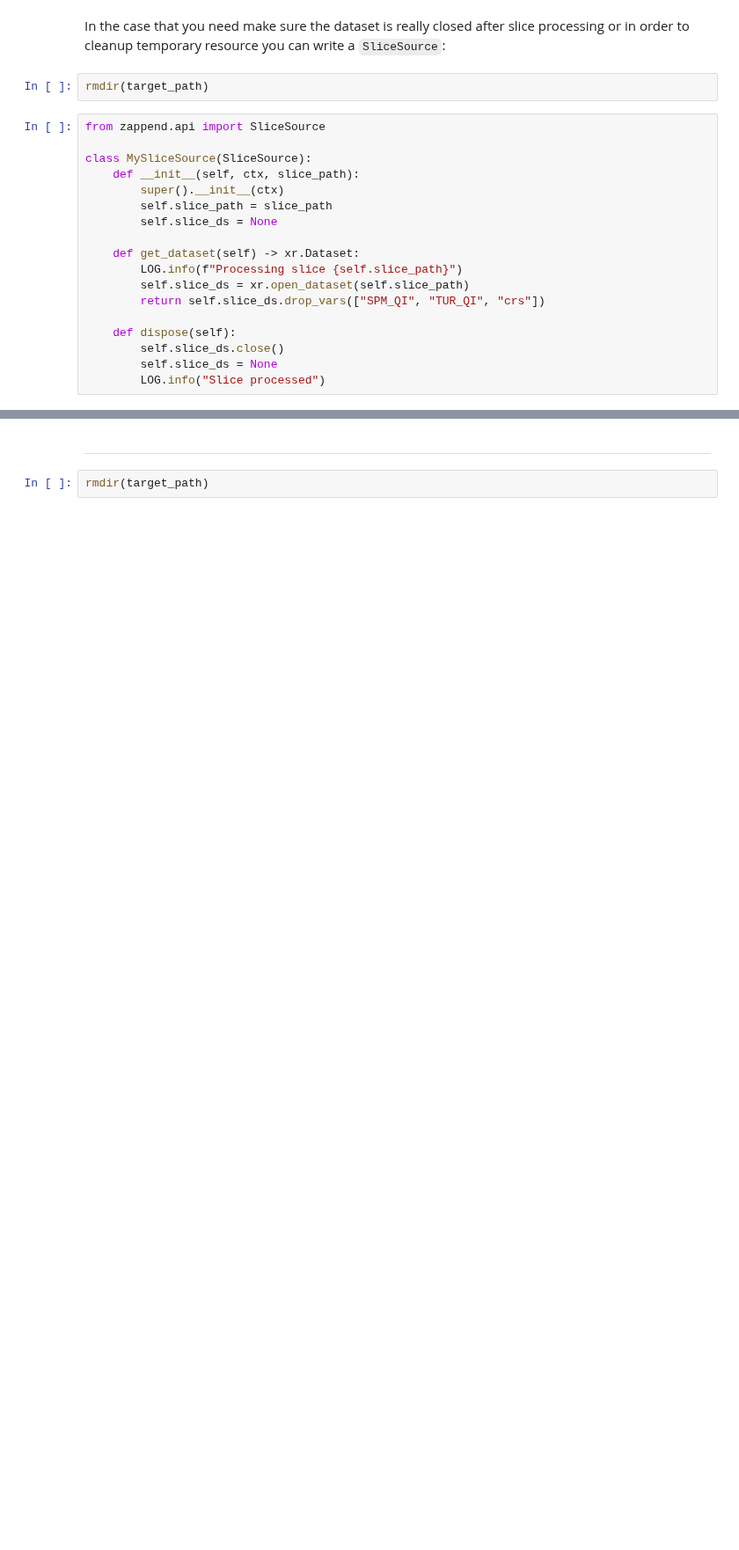
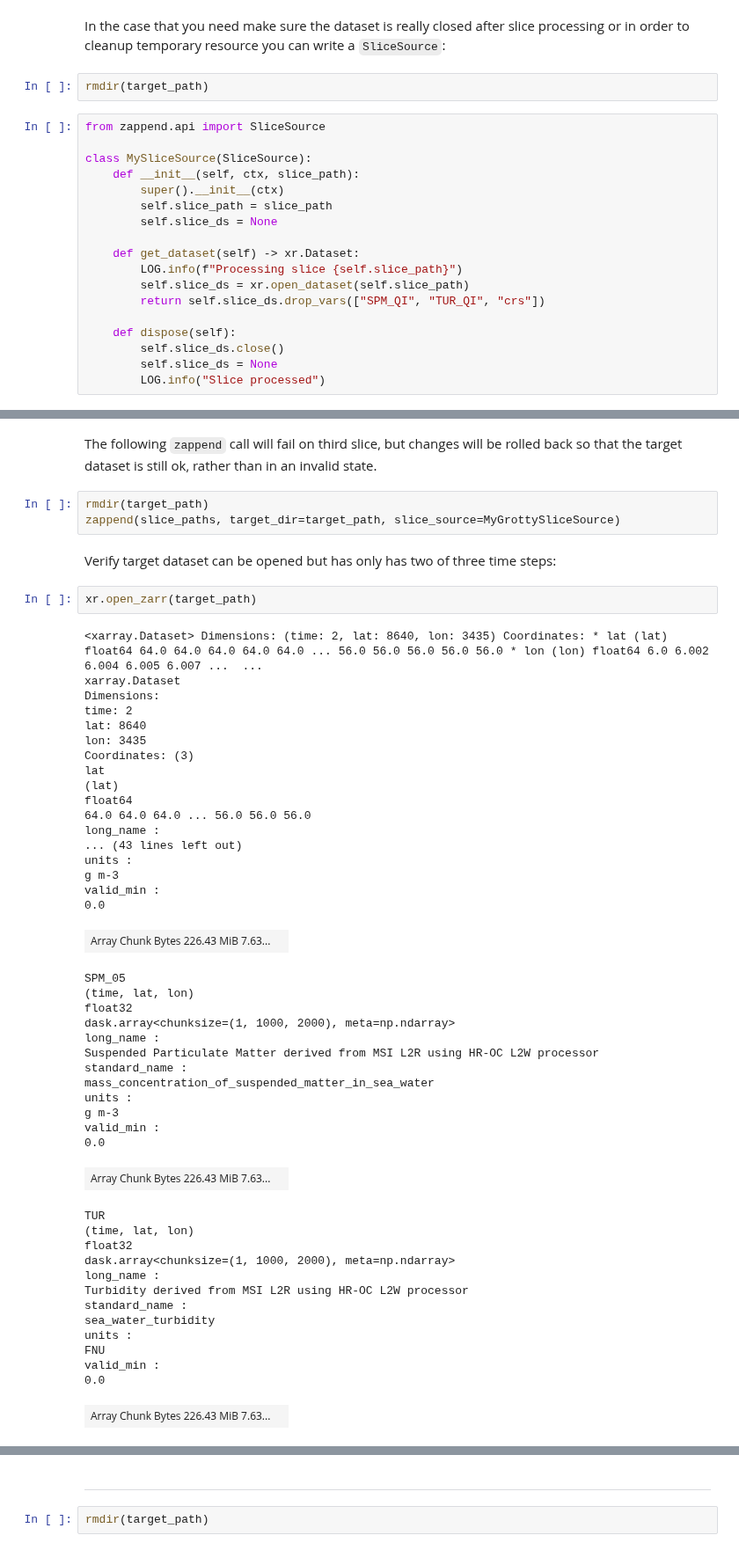
Before and after one commit to bcdev/zappend, a Jupyter notebook: examples/zappend-demo.ipynb, the cells around one changed output, grey strips where cells are left out. Shown at 88% size. Cells and saved outputs as stored; diff of their text form; blank space fills up the shorter version.

```diff
--- a/examples/zappend-demo.ipynb
+++ b/examples/zappend-demo.ipynb
@@ -664,0 +709,55 @@ Attributes: (0)
+# %% [markdown]
+The following `zappend` call will fail on third slice, but changes will be rolled back so that
+the target dataset is still ok, rather than in an invalid state.
+# %%
+rmdir(target_path)
+zappend(slice_paths, target_dir=target_path, slice_source=MyGrottySliceSource)
+# %% [markdown]
+Verify target dataset can be opened but has only has two of three time steps:
+# %%
+xr.open_zarr(target_path)
+# %% [output]
+<xarray.Dataset> Dimensions: (time: 2, lat: 8640, lon: 3435) Coordinates: * lat (lat) float64 64.0 64.0 64.0 64.0 64.0 ... 56.0 56.0 56.0 56.0 56.0 * lon (lon) float64 6.0 6.002 6.004 6.005 6.007 ...  ...
+xarray.Dataset
+Dimensions:
+time: 2
+lat: 8640
+lon: 3435
+Coordinates: (3)
+lat
+(lat)
+float64
+64.0 64.0 64.0 ... 56.0 56.0 56.0
+long_name :
+... (43 lines left out)
+units :
+g m-3
+valid_min :
+0.0
+| Array Chunk Bytes 226.43 MiB 7.63... |  |
+SPM_05
+(time, lat, lon)
+float32
+dask.array<chunksize=(1, 1000, 2000), meta=np.ndarray>
+long_name :
+Suspended Particulate Matter derived from MSI L2R using HR-OC L2W processor
+standard_name :
+mass_concentration_of_suspended_matter_in_sea_water
+units :
+g m-3
+valid_min :
+0.0
+| Array Chunk Bytes 226.43 MiB 7.63... |  |
+TUR
+(time, lat, lon)
+float32
+dask.array<chunksize=(1, 1000, 2000), meta=np.ndarray>
+long_name :
+Turbidity derived from MSI L2R using HR-OC L2W processor
+standard_name :
+sea_water_turbidity
+units :
+FNU
+valid_min :
+0.0
+| Array Chunk Bytes 226.43 MiB 7.63... |  |
```
Also changed, not shown: parts of 14 cells of this notebook, 1 other file.
